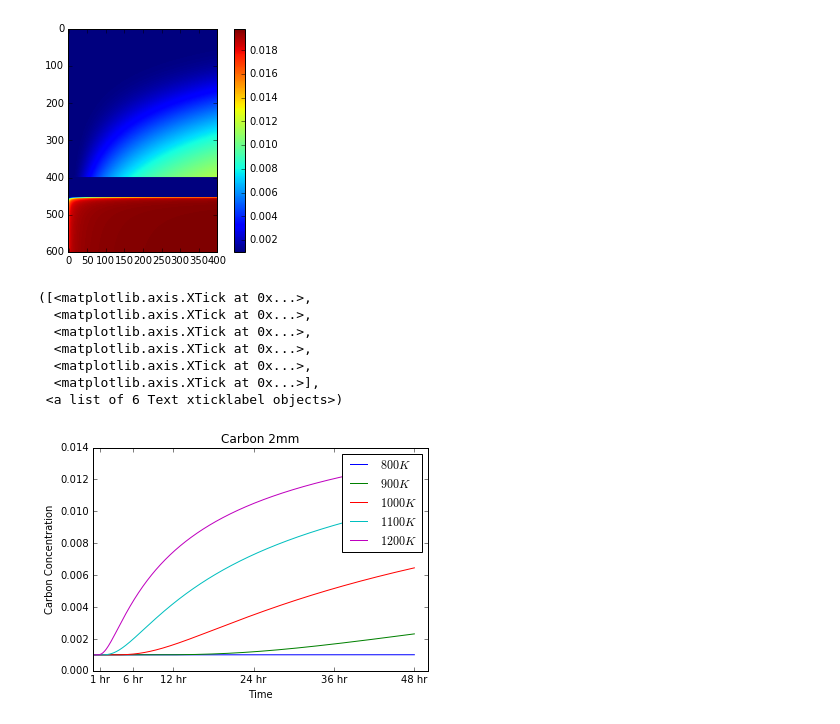
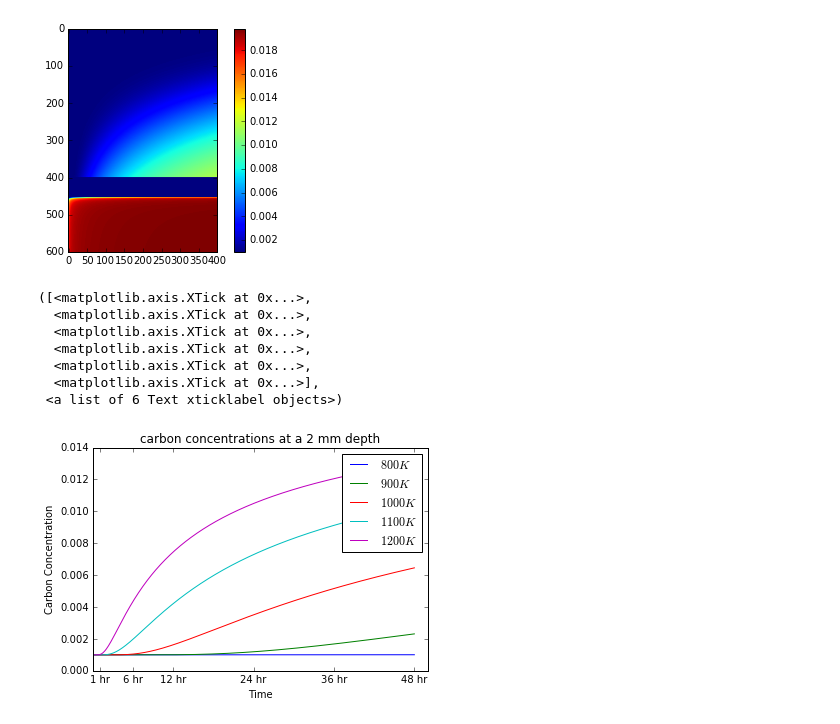
Before and after one commit to browlm13/HSCI_p4, a Jupyter notebook: carbon.ipynb, the cells around one changed output. Cells and saved outputs as stored; diff of their text form; code cells hidden in the pictures.

```diff
--- a/carbon.ipynb
+++ b/carbon.ipynb
@@ -4,7 +4,8 @@
 Populating the interactive namespace from numpy and matplotlib
 # %%
 #import collected data
-ts = loadtxt('ts.txt')
+time = loadtxt('time.txt')
+Temp = loadtxt('Temp.txt')
 
 C2mm = loadtxt('C2mm.txt')
 C4mm = loadtxt('C4mm.txt')
@@ -37,23 +38,23 @@ colorbar()
 <matplotlib.colorbar.Colorbar at 0x...>
 [figure]
 # %%
-plot(ts,C2mm_800K, ts, C2mm_900K, ts, C2mm_1000K, ts, C2mm_1100K, ts, C2mm_1200K)
+plot(time,C2mm_800K, time, C2mm_900K, time, C2mm_1000K, time, C2mm_1100K, time, C2mm_1200K)
 title('carbon concentrations at a 2 mm depth')
 ylabel('Carbon Concentration')
 xlabel('Time')
 legend(('$800K$', '$900K$', '$1000K$', '$1100K$', '$1200K$'))
 
 #adjusting xticks
 xticks( (1*3600, 6*3600, 12*3600, 24*3600, 36*3600, 48*3600),
 ('1 hr', '6 hr', '12 hr', '24 hr', '36 hr', '48 hr') )
 # %% [output]
 ([<matplotlib.axis.XTick at 0x...>,
   <matplotlib.axis.XTick at 0x...>,
   <matplotlib.axis.XTick at 0x...>,
   <matplotlib.axis.XTick at 0x...>,
   <matplotlib.axis.XTick at 0x...>,
   <matplotlib.axis.XTick at 0x...>],
  <a list of 6 Text xticklabel objects>)
-[figure, old version]
+[figure, new version]
 # %%
 #import numpy as np
```
Also changed, not shown: parts of 3 cells of this notebook, 2 other files.
